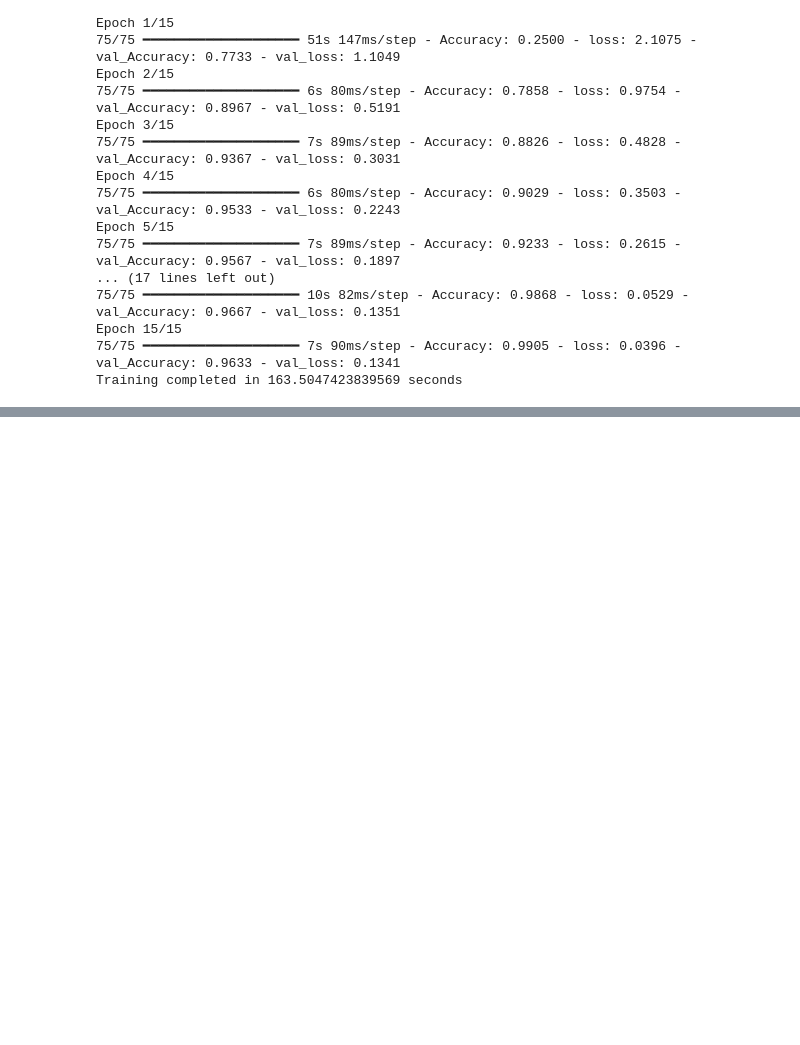
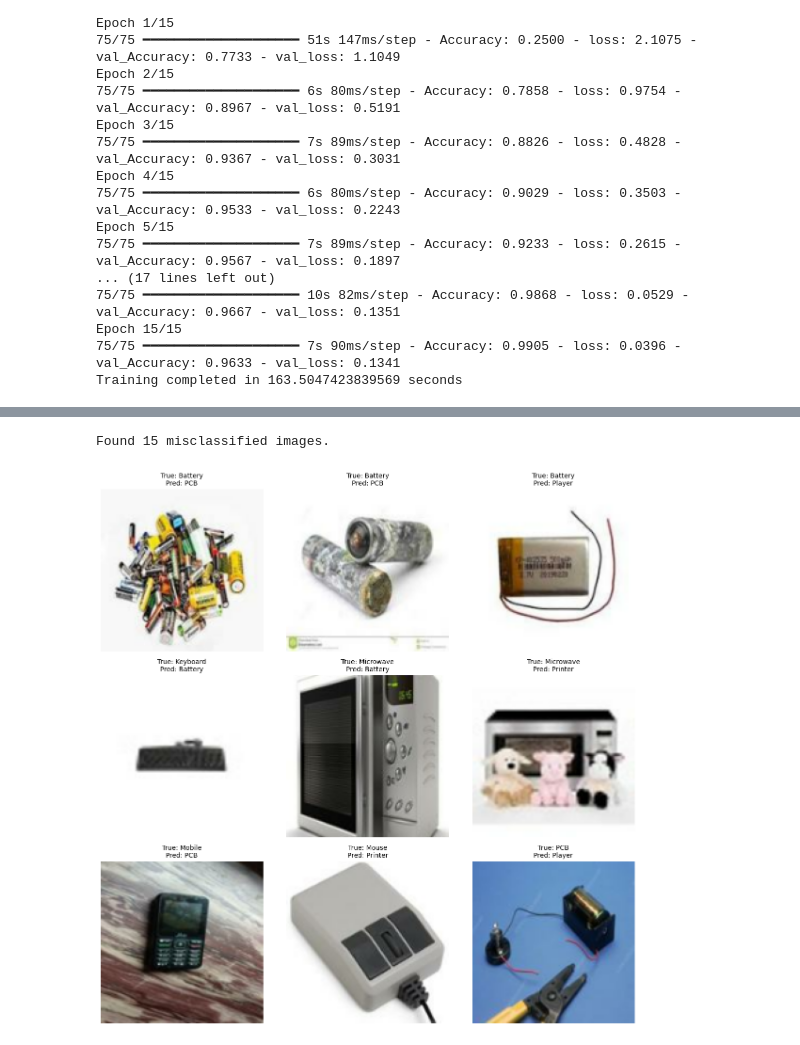
Before and after one commit to leoperator/e-waste-classification, a Jupyter notebook: e_waste_classification.ipynb, the cells around one changed output, grey strips where cells are left out. Drawn from its saved outputs; the diff is of its cells as text; code cells hidden in the pictures; blank space fills up the shorter version.

```diff
--- a/e_waste_classification.ipynb
+++ b/e_waste_classification.ipynb
@@ -160,0 +229,45 @@ Training completed in 163.5047423839569 seconds
+# %%
+def show_misclassified_images_dataset(model, dataset, class_names, max_images=9):
+    """
+    Visualize misclassified images from a tf.data.Dataset.
+
+    Args:
+        model: Trained Keras model
+        dataset: tf.data.Dataset yielding (x, y) pairs
+        class_names: List of class labels (strings)
+        max_images: Max number of misclassified images to show
+    """
+    y_true = []
+    y_pred = []
+    images = []
+
+    for x_batch, y_batch in dataset:
+        preds = model.predict(x_batch, verbose=0)
+        y_true.extend(y_batch.numpy())
+        y_pred.extend(np.argmax(preds, axis=1))
+        images.extend(x_batch.numpy())
+
+    y_true = np.array(y_true)
+    y_pred = np.array(y_pred)
+    images = np.array(images)
+
+    # Find misclassified indices
+    misclassified_idx = np.where(y_true != y_pred)[0]
+
+    print(f"Found {len(misclassified_idx)} misclassified images.")
+
+    # Plot
+    plt.figure(figsize=(12, 12))
+    for i, idx in enumerate(misclassified_idx[:max_images]):
+        plt.subplot(int(np.sqrt(max_images)), int(np.sqrt(max_images)), i+1)
+        plt.imshow(images[idx].astype("uint8"))
+        plt.title(f"True: {class_names[y_true[idx]]}\nPred: {class_names[y_pred[idx]]}", fontsize=10)
+        plt.axis('off')
+
+    plt.tight_layout()
+    plt.show()
+
+show_misclassified_images_dataset(model, datatest, class_names, max_images=9)
+# %% [output]
+Found 15 misclassified images.
+[figure, added]
```
Also changed, not shown: parts of 4 cells of this notebook.
